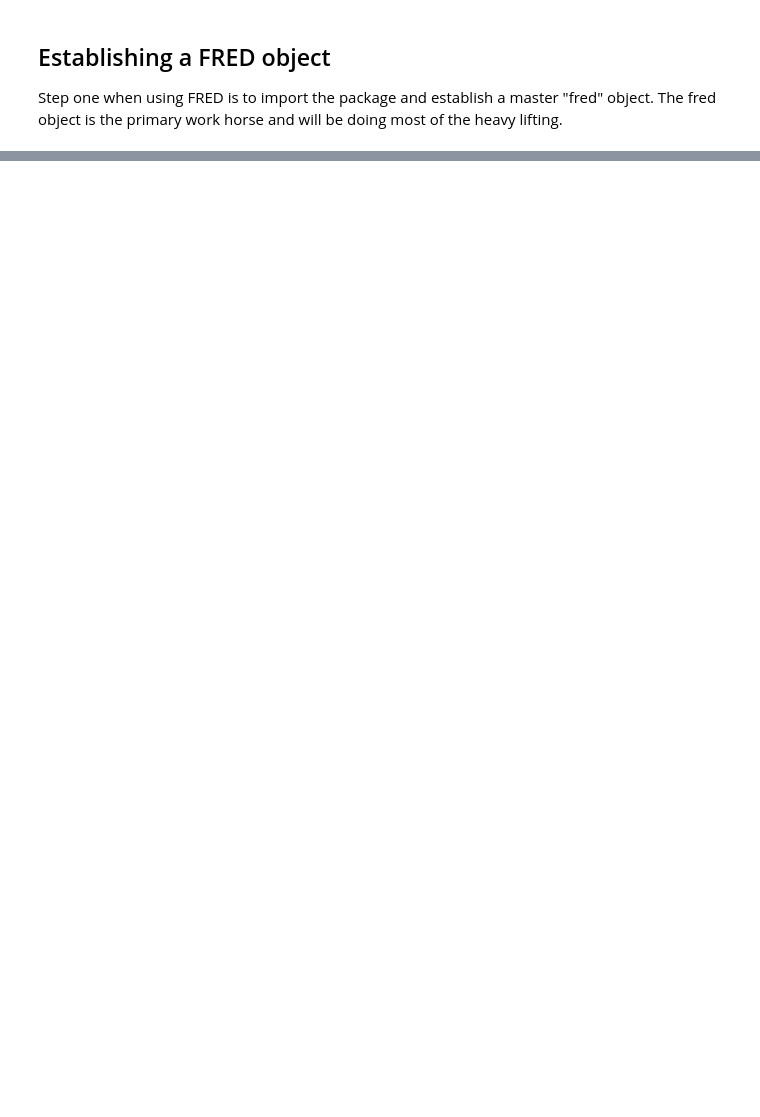
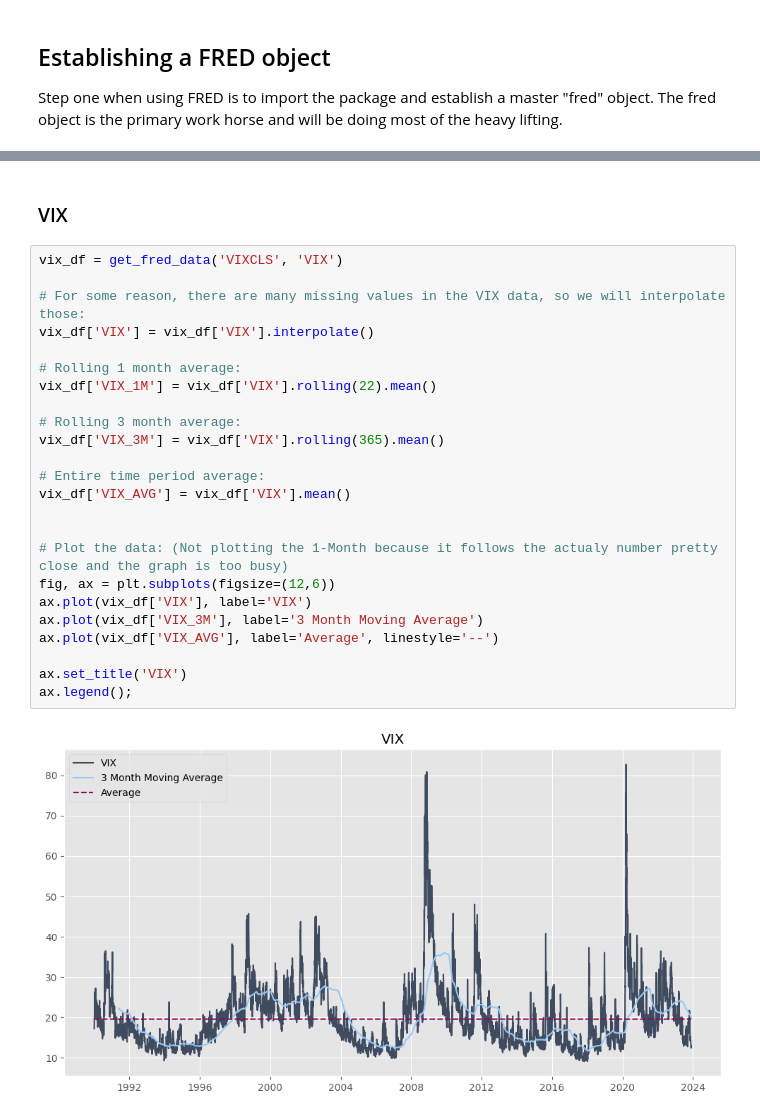
Before and after one commit to Brandt-moreThan4/Blog, a Jupyter notebook: book/content/4_FRED.ipynb, the cells around one changed output, grey strips where cells are left out. Cells and saved outputs as stored; diff of their text form; blank space fills up the shorter version.

```diff
--- a/book/content/4_FRED.ipynb
+++ b/book/content/4_FRED.ipynb
@@ -74,0 +323,28 @@ def get_fred_data(series_id: str, name: Optional[str] = None) -> pd.DataFrame:
+# %% [markdown]
+### VIX
+# %%
+vix_df = get_fred_data('VIXCLS', 'VIX')
+
+# For some reason, there are many missing values in the VIX data, so we will interpolate those:
+vix_df['VIX'] = vix_df['VIX'].interpolate()
+
+# Rolling 1 month average:
+vix_df['VIX_1M'] = vix_df['VIX'].rolling(22).mean()
+
+# Rolling 3 month average:
+vix_df['VIX_3M'] = vix_df['VIX'].rolling(365).mean()
+
+# Entire time period average:
+vix_df['VIX_AVG'] = vix_df['VIX'].mean()
+
+
+# Plot the data: (Not plotting the 1-Month because it follows the actualy number pretty close and the graph is too busy)
+fig, ax = plt.subplots(figsize=(12,6))
+ax.plot(vix_df['VIX'], label='VIX')
+ax.plot(vix_df['VIX_3M'], label='3 Month Moving Average')
+ax.plot(vix_df['VIX_AVG'], label='Average', linestyle='--')
+
+ax.set_title('VIX')
+ax.legend();
+# %% [output]
+[figure, added]
```
Also changed, not shown: parts of 38 cells of this notebook, 1 other file.
